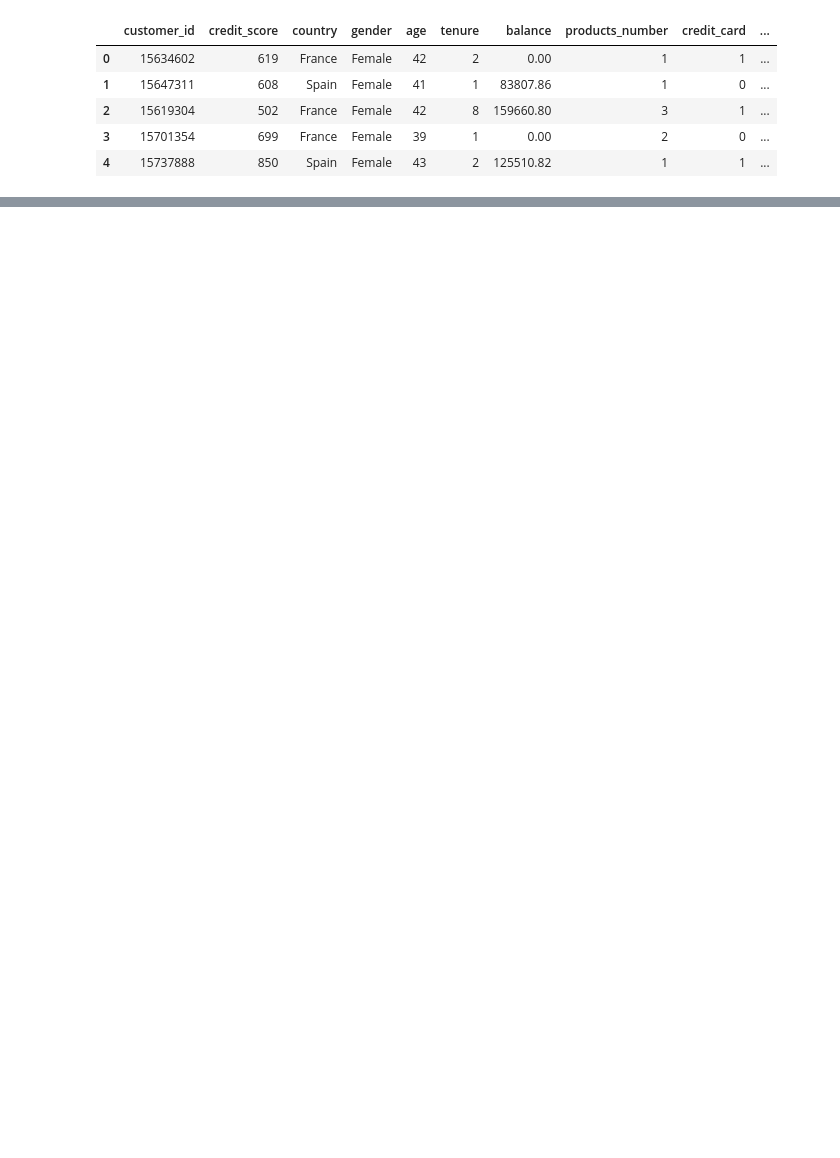
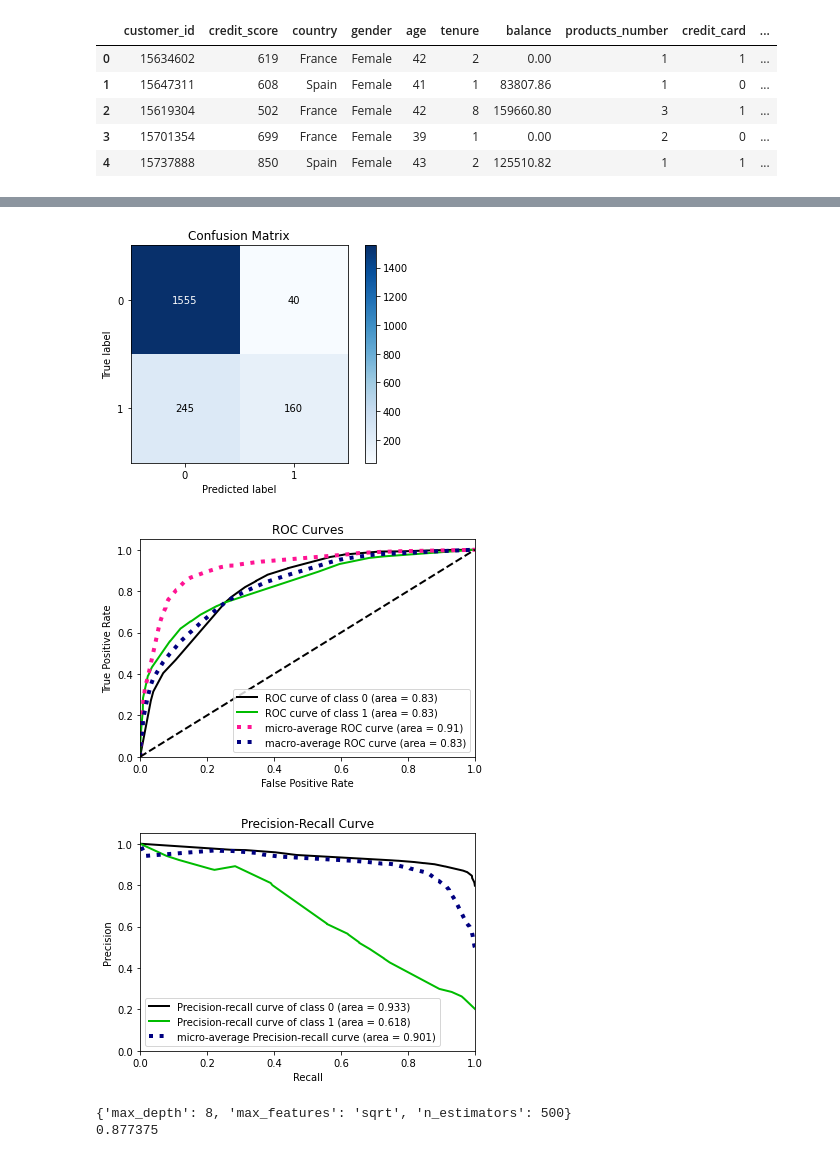
Before and after one commit to SBodapati11/Tree-Classification, a Jupyter notebook: Tree Classification.ipynb, the cells around one changed output, grey strips where cells are left out. Cells and saved outputs as stored; diff of their text form; code cells hidden in the pictures; blank space fills up the shorter version.

Commit message:
Added diagrams and more statistics

```diff
--- a/Tree Classification.ipynb
+++ b/Tree Classification.ipynb
@@ -103,7 +158,8 @@ dataset.head()
 # 2) Many of the input variables are encoded into numeric representations of categorical/boolean variables
 # Standardization/normalization will offer no better model in these situations
 
-X = dataset[['credit_score', 'country', 'gender', 'age', 'tenure', 'balance', 'products_number', 'credit_card', 'active_member', 'estimated_salary']]
+feature_cols = ['credit_score', 'country', 'gender', 'age', 'tenure', 'balance', 'products_number', 'credit_card', 'active_member', 'estimated_salary']
+X = dataset[feature_cols]
 Y = dataset['churn']
 # %%
 # Split the X and Y into training and testing sets in a 80%:20% split
@@ -134,15 +177,17 @@ print("MSE: ", mse)
 # %%
-# Decision Tree Classifier hyperparameter tuning
-parameters = {
-    "criterion":['gini', 'entropy'],
-    "max_depth": range(1, 100, 5),
-    "min_samples_split": range(2, 10),
-    "min_samples_leaf": range(2, 10)
-}
+# DecisionTreeClassifier hyperparameter tuning
+# Find the best parameters for the DecisionTreeClassifier
+dtr_pipe = Pipeline([('mms', MinMaxScaler()),
+                     ('dt', DecisionTreeClassifier())])
+
+# The parameters of the DecisionTreeClassifer to find the best of
+parameters = [{'dt__max_depth': [3, 5, 7, 9],
+         'dt__min_samples_leaf': [2, 3, 5]}]
 
 # Use GridSearch to find best hyperparams
-grid = GridSearchCV(dtr, param_grid=parameters, cv=5, n_jobs=-1)
+grid = GridSearchCV(dtr_pipe, param_grid=parameters, scoring="accuracy",cv=5)
 grid.fit(X_train, Y_train)
 
+# Print the best parameters and the score
 print(grid.best_params_)
-print(grid.best_estimator_)
+print(grid.score(X_train, Y_train))
@@ -148,0 +197,10 @@ print(grid.best_estimator_)
+# %%
+# Create the DecisionTreeClassifier object with the best parameters
+dtr = DecisionTreeClassifier(max_depth=5, min_samples_leaf=3)
+
+# Train DecisionTreeClassifer on X_train and Y_train
+dtr = dtr.fit(X_train,Y_train)
+
+# Predict the response for test data
+predictions = dtr.predict(X_test)
+predicted_probs = dtr.predict_proba(X_test)
@@ -149,10 +234,32 @@ print(grid.best_estimator_)
+# %%
+# Plot the confusion matrix, ROC curve, and the precision-recall curve
+skplt.metrics.plot_confusion_matrix(Y_test, predictions)
+skplt.metrics.plot_roc(Y_test, predicted_probs)
+skplt.metrics.plot_precision_recall_curve(Y_test, predicted_probs)
+plt.show()
+# %% [output]
+[figure, added]
+[figure, added]
+[figure, added]
 # %%
+# RandomForestClassifier hyperparameter tuning
+# Find the best parameters for the RandomForestClassifier
+
 # Create the RandomForestClassifier object
 rdf = RandomForestClassifier()
 
-# Train RandomForestClassifier on X_train and Y_train
-rdf.fit(X_train, Y_train)
+# The parameters for the RandomForestClassifier to find the best of
+parameters = {'n_estimators': [200, 500],
+              'max_features': ['sqrt', 'log2'],
+              'max_depth' : [4,5,6,7,8]}
 
-# Predict the response for test data
-predictions = rdf.predict(X_test)
-predicted_probs = rdf.predict_proba(X_test)
+# Use GridSearch to find best hyperparams
+grid = GridSearchCV(rdf, parameters, cv=5, scoring="accuracy")
+grid.fit(X_train, Y_train)
+
+print(grid.best_params_)
+print(grid.best_estimator_)
+print(grid.score(X_train, Y_train))
+# %% [output]
+{'max_depth': 8, 'max_features': 'sqrt', 'n_estimators': 500}
+0.877375
```
Also changed, not shown: parts of 18 cells of this notebook.
